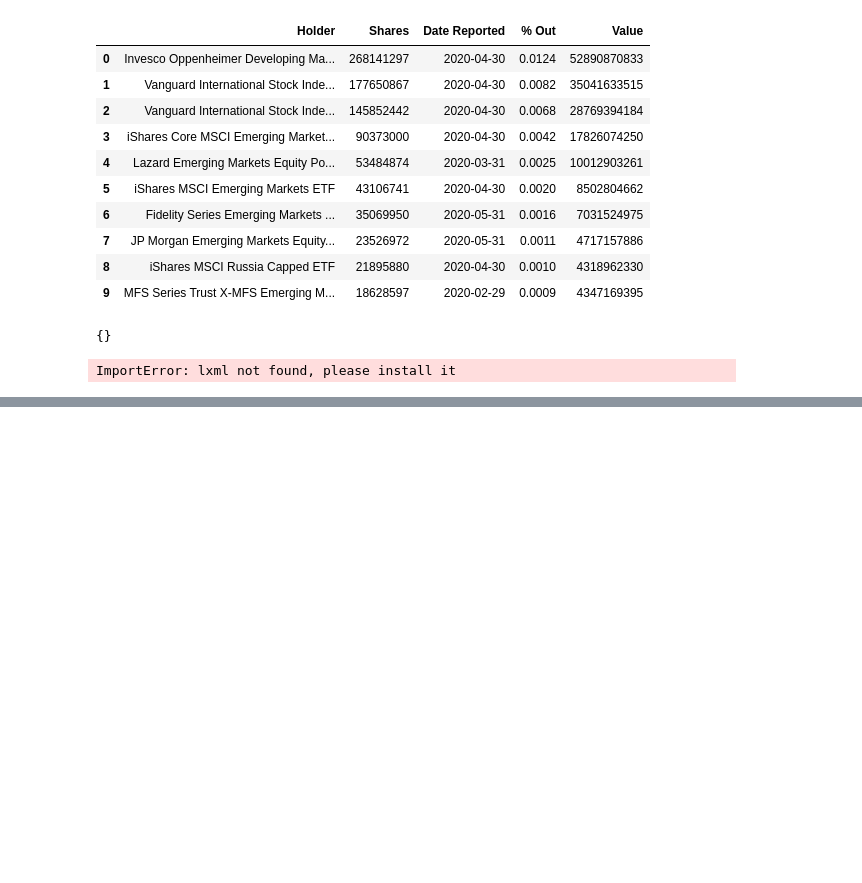
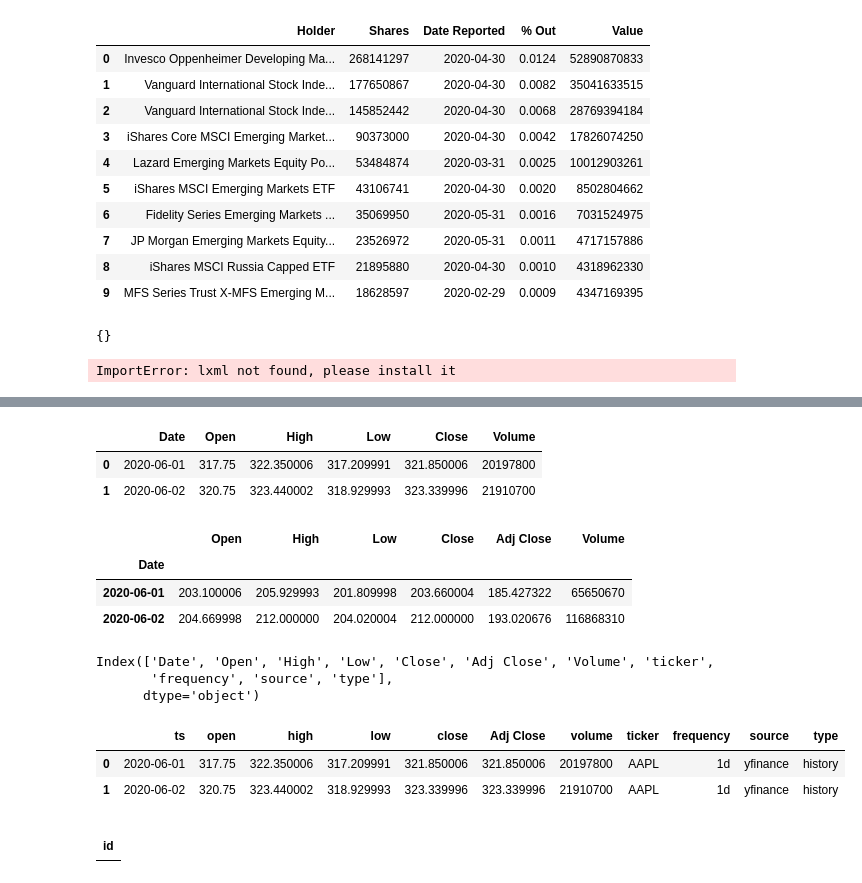
Before and after one commit to hashbash/rocket-market-core, a Jupyter notebook: notebooks/yfinance_tester.ipynb, the cells around one changed output, grey strips where cells are left out. Cells and saved outputs as stored; diff of their text form; code cells hidden in the pictures; blank space fills up the shorter version.

```diff
--- a/notebooks/yfinance_tester.ipynb
+++ b/notebooks/yfinance_tester.ipynb
@@ -130,0 +180,33 @@ hist
+# %%
+df = data['AAPL'].reset_index()
+df
+# %% [output]
+|  | Date | Open | High | Low | Close | Volume |
+| 0 | 2020-06-01 | 317.75 | 322.350006 | 317.209991 | 321.850006 | 20197800 |
+| 1 | 2020-06-02 | 320.75 | 323.440002 | 318.929993 | 323.339996 | 21910700 |
+# %%
+df['ticker'] = 'AAPL'
+df['frequency'] = '1d'
+df['source'] = 'yfinance'
+df['type'] = 'history'
+# %%
+data['SBER.ME']
+# %% [output]
+|  | Open | High | Low | Close | Adj Close | Volume |
+| Date |  |  |  |  |  |  |
+| 2020-06-01 | 203.100006 | 205.929993 | 201.809998 | 203.660004 | 185.427322 | 65650670 |
+| 2020-06-02 | 204.669998 | 212.000000 | 204.020004 | 212.000000 | 193.020676 | 116868310 |
+# %%
+df.columns
+# %% [output]
+Index(['Date', 'Open', 'High', 'Low', 'Close', 'Adj Close', 'Volume', 'ticker',
+       'frequency', 'source', 'type'],
+      dtype='object')
+# %%
+columns_mapping = {'Date': 'ts', 'Open': 'open', 'High': 'high', 'Low': 'low', 'Close': 'close', 'Volume': 'volume'}
+# %%
+df.rename(columns=columns_mapping, inplace=)
+# %% [output]
+|  | ts | open | high | low | close | Adj Close | volume | ticker | frequency | source | type |
+| 0 | 2020-06-01 | 317.75 | 322.350006 | 317.209991 | 321.850006 | 321.850006 | 20197800 | AAPL | 1d | yfinance | history |
+| 1 | 2020-06-02 | 320.75 | 323.440002 | 318.929993 | 323.339996 | 323.339996 | 21910700 | AAPL | 1d | yfinance | history |
@@ -130,0 +220,5 @@ hist
+# %%
+df
+# %% [output]
+|  |
+| id |
```
Also changed, not shown: parts of 9 cells of this notebook, 2 other files.
